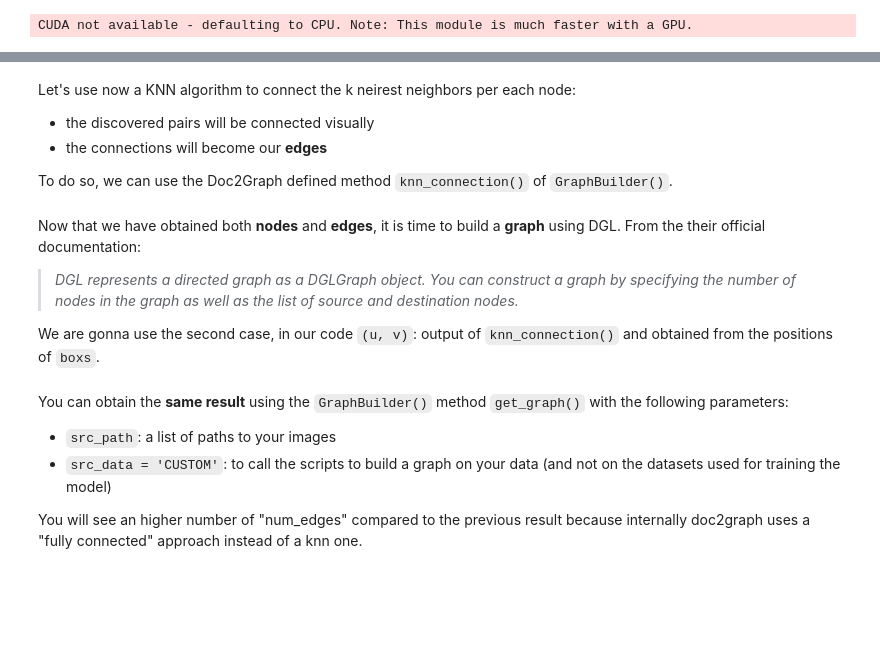
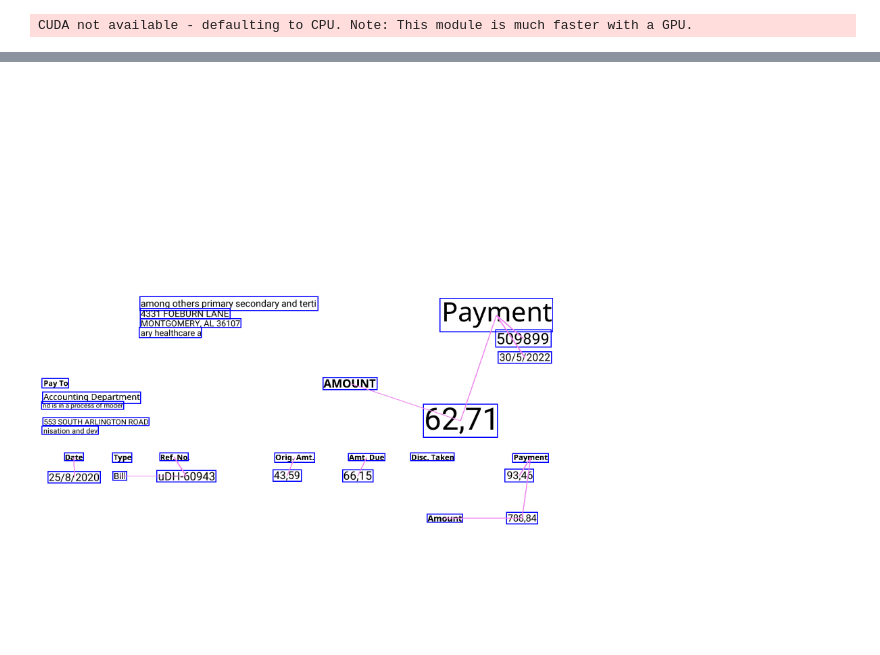
Before and after one commit to bilykigor/doc2graph, a Jupyter notebook: kie.ipynb, the cells around one changed output, grey strips where cells are left out. Saved outputs shown, nothing was run; the diff lists cells and outputs as text; code cells hidden in the pictures; blank space fills up the shorter version.

```diff
--- a/kie.ipynb
+++ b/kie.ipynb
@@ -181,30 +128,16 @@ res = draw_results(image.copy(), boxs,None, [])
-# %% [markdown]
-Let's use now a KNN algorithm to connect the k neirest neighbors per each node:
-- the discovered pairs will be connected visually
-- the connections will become our **edges**
-
-To do so, we can use the Doc2Graph defined method `knn_connection()` of `GraphBuilder()`.
 # %%
 from src.data.graph_builder import GraphBuilder
 
 k = 4 #! try changing this value!
 
 gb = GraphBuilder()
-u, v = gb.fully_connected(range(len(boxs)))
+u, v = gb.half_fully_connected2(boxes, texts,2)
 links = {'src': u, 'dst': v}
-draw_results(image.copy(), boxs, links, None)
+im_c = image.copy()
+draw_results(im_c, boxes, links, None)
+im_c
+# %% [output]
+[figure, added]
-# %% [markdown]
-Now that we have obtained both **nodes** and **edges**, it is time to build a **graph** using DGL. From the their official documentation:
-
-> *DGL represents a directed graph as a DGLGraph object. You can construct a graph by specifying the number of nodes in the graph as well as the list of source and destination nodes.*
-
-We are gonna use the second case, in our code `(u, v)`: output of `knn_connection()` and obtained from the positions of `boxs`.
-# %% [markdown]
-You can obtain the **same result** using the `GraphBuilder()` method `get_graph()` with the following parameters:
-- `src_path`: a list of paths to your images
-- `src_data = 'CUSTOM'`: to call the scripts to build a graph on your data (and not on the datasets used for training the model)
-
-You will see an higher number of "num_edges" compared to the previous result because internally doc2graph uses a "fully connected" approach instead of a knn one.
 # %%
 gb = GraphBuilder()
 graphs, node_labels, edge_labels, features = gb.get_graph([image_path], 'CUSTOM')
```
Also changed, not shown: parts of 35 cells of this notebook, 19 other files.
